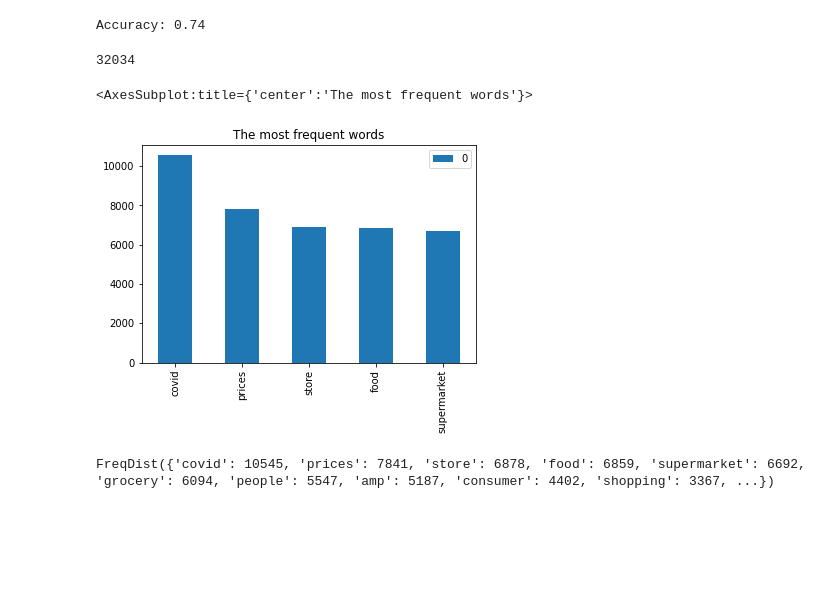
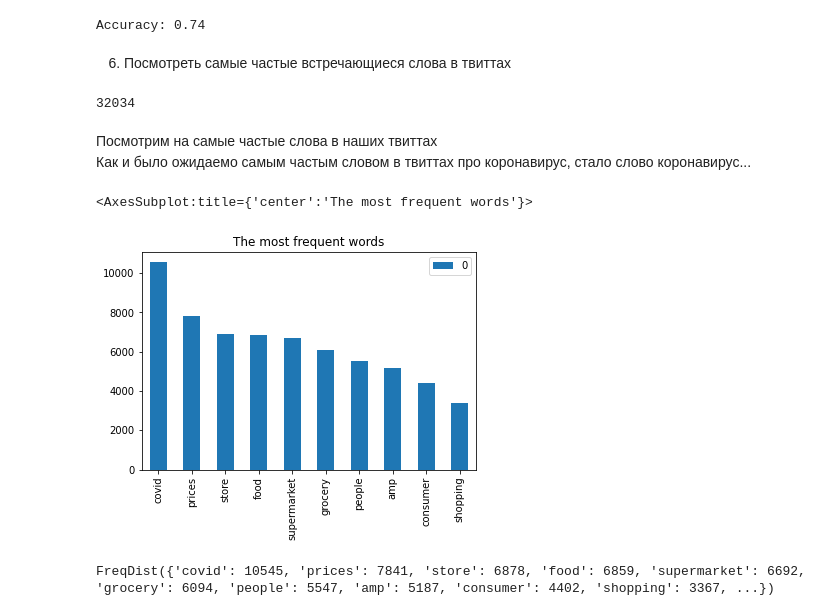
Before and after one commit to Gerrytty/data-mining-course, a Jupyter notebook: control_work_2/ca.ipynb, the cells around one changed output. Cells and saved outputs as stored; diff of their text form; code cells hidden in the pictures; blank space fills up the shorter version.

```diff
--- a/control_work_2/ca.ipynb
+++ b/control_work_2/ca.ipynb
@@ -239,6 +247,8 @@ scores = cross_val_score(RandomForestClassifier(n_estimators = 200), train_data_
 print("Accuracy: {:.2f}".format(np.mean(scores)))
 # %% [output]
 Accuracy: 0.74
+# %% [markdown]
+6) Посмотреть самые частые встречающиеся слова в твиттах
 # %%
 most_frequent = dict()
 
@@ -253,12 +263,15 @@ for tweet in out_list:
 len(most_frequent)
 # %% [output]
 32034
+# %% [markdown]
+Посмотрим на самые частые слова в наших твиттах
+Как и было ожидаемо самым частым словом в твиттах про коронавирус, стало слово коронавирус...
 # %%
 most_frequent = dict(sorted(most_frequent.items(), key=lambda x: x[1], reverse=True))
-pd.DataFrame.from_dict(most_frequent, orient='index').head().plot.bar(title='The most frequent words')
+pd.DataFrame.from_dict(most_frequent, orient='index').head(10).plot.bar(title='The most frequent words')
 # %% [output]
 <AxesSubplot:title={'center':'The most frequent words'}>
-[figure, old version]
+[figure, new version]
 # %%
 all_words = []
 for tweet in out_list:
```
Also changed, not shown: parts of 20 cells of this notebook, 3 other files.
